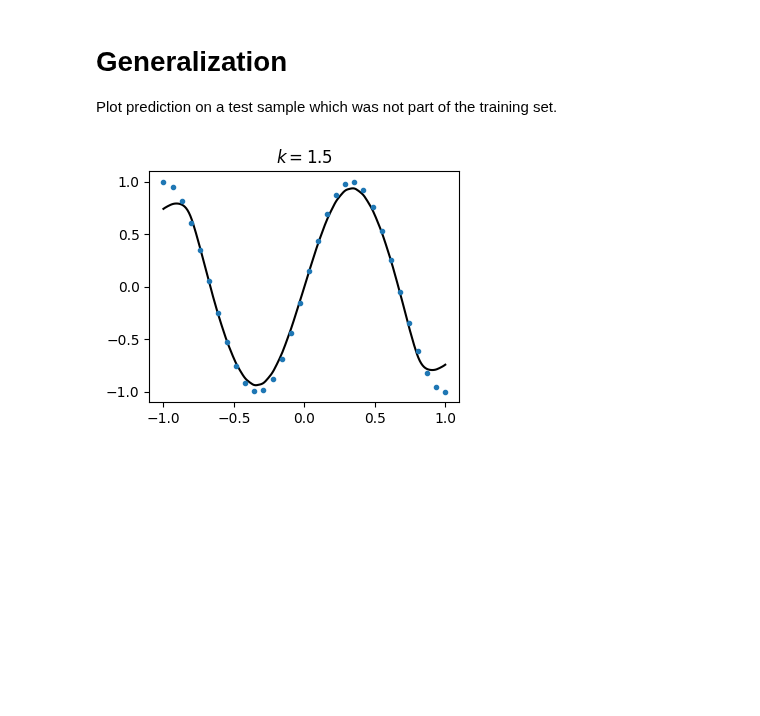
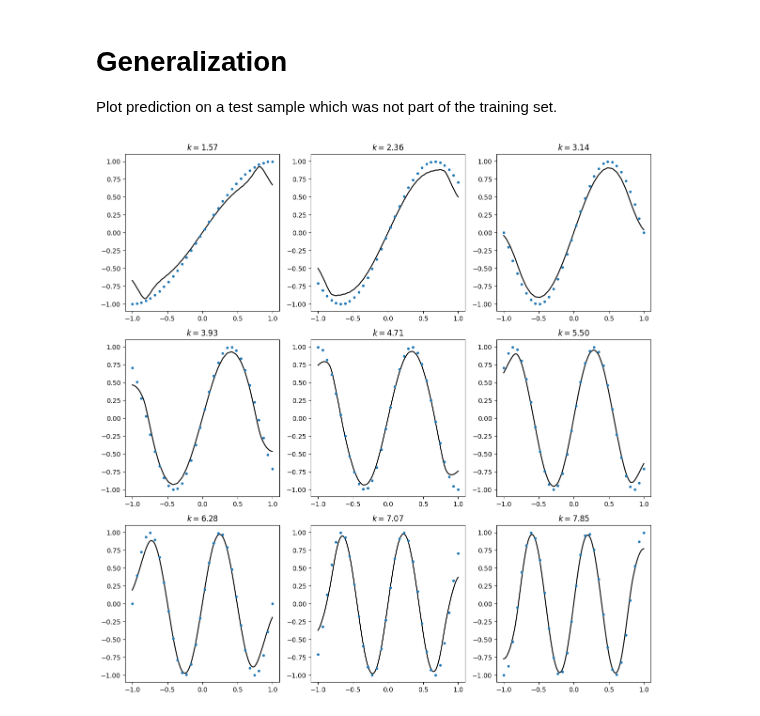
Before and after one commit to aai-institute/continuiti, a Jupyter notebook: examples/selfsupervised.ipynb, the cells around one changed output. Saved outputs shown, nothing was run; the diff lists cells and outputs as text; code cells hidden in the pictures; blank space fills up the shorter version.

Commit message:
adjust sine to use functionaldataset

```diff
--- a/examples/selfsupervised.ipynb
+++ b/examples/selfsupervised.ipynb
@@ -40,15 +41,13 @@ where $\mathbf{x} = (x_i)_{i=1 \dots M}$ are the $M$ equidistantly
 distributed sensor positions.
 # %%
 size = 4
+# Create self-supervised dataset
 sine = Sine(
-    num_sensors=32,
-    size=size,
+    n_sensors=32,
+    n_observations=size,
+    p_sampler=RegularGridSampler(torch.tensor([1., torch.pi, 0.]), torch.tensor([1., 2 * torch.pi, 0.]))
 )
-# Create self-supervised dataset
-dataset = SelfSupervisedOperatorDataset(
-    sine.x.clone().detach(),
-    sine.u.clone().detach(),
-)
+dataset = SelfSupervisedOperatorDataset(sine.x, sine.u)
 print(f"Dataset contains {len(dataset)} samples.")
 
 # Plot first sample
@@ -86,8 +85,8 @@ Epoch 100:  loss/train = 5.0683e-03  (0.544 s/epoch)
 Plot model predictions for training data.
 # %%
 fig, axs = plt.subplots(1, 4, figsize=(16, 3))
-for i in range(size):
-    x, u = sine.x[i], sine.u[i]
+
+for i, (x, u, _, _) in enumerate(sine):
     plot_evaluation(operator, x, u, ax=axs[i])
     plot(x, u, ax=axs[i])
     axs[i].set_title(f"$k = {i}$")
@@ -97,14 +96,21 @@ for i in range(size):
 # Generalization
 
 Plot prediction on a test sample which was not part of the training set.
-# %%
-fig, ax = plt.subplots(1, 1, figsize=(4, 3))
-i_test = (size-1) / 2
-
-x, u = sine.generate_observation(i_test)
-plot_evaluation(operator, x, u, ax=ax)
-plot(x, u, ax=ax)
-ax.set_title(f"$k = {i_test}$")
-plt.show()
-# %% [output]
-[figure, removed]
+# %%
+xs, us, _, _ = sine.generate_observations(
+    n_sensors=32,
+    n_observations=9,
+    n_evaluations=0,
+    p_sampler=RegularGridSampler(torch.tensor([1., torch.pi / 2, 0.]), torch.tensor([1., 2.5 * torch.pi, 0.]))
+)
+ks = torch.linspace(torch.pi / 2, 2.5 * torch.pi, 9)
+fig, axs = plt.subplots(3, 3, figsize=(12, 12))
+for i, (x, u, k) in enumerate(zip(xs, us, ks)):
+    row, col = i // 3, i % 3
+    plot_evaluation(operator, x, u, ax=axs[row, col])
+    plot(x, u, ax=axs[row, col])
+    axs[row, col].set_title(f"$k = {k:.2f}$")
+plt.tight_layout()
+plt.show()
+# %% [output]
+[figure, added]
```
Also changed, not shown: parts of 4 cells of this notebook, 8 other files.
